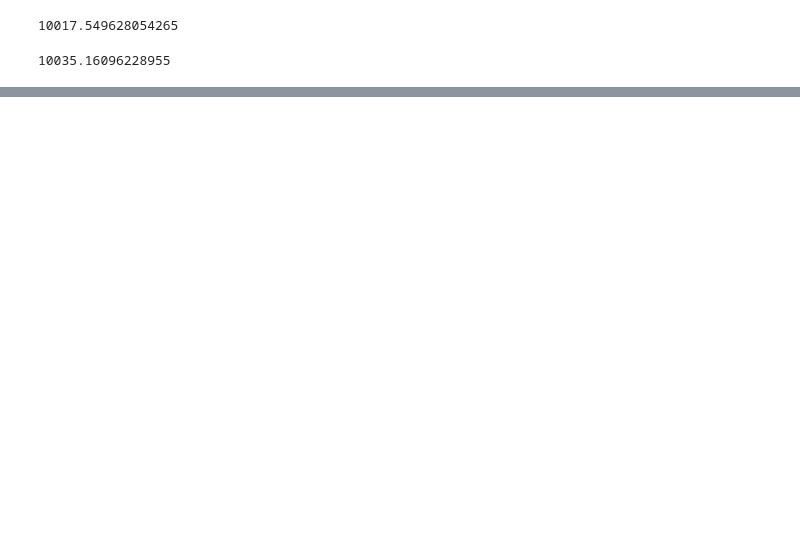
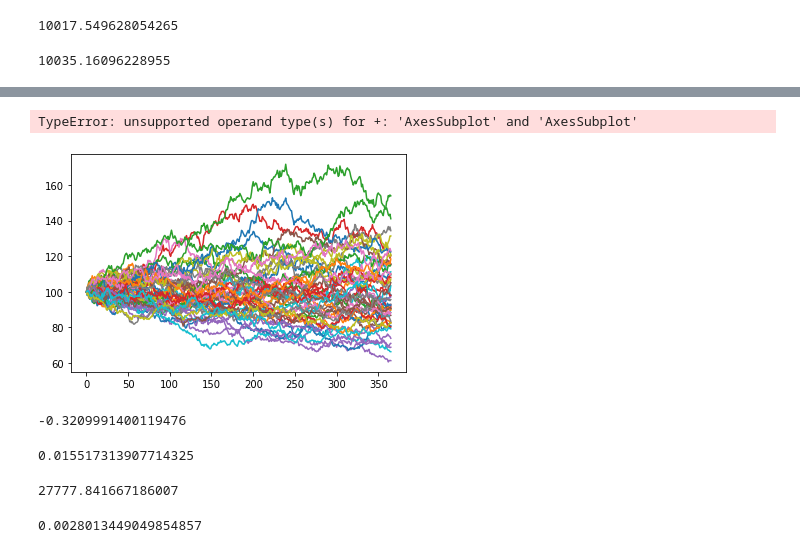
Before and after one commit to alpinechicken/perpfundingtest, a Jupyter notebook: FundingIssue.ipynb, the cells around one changed output, grey strips where cells are left out. Cells and saved outputs as stored; diff of their text form; code cells hidden in the pictures; blank space fills up the shorter version.

```diff
--- a/FundingIssue.ipynb
+++ b/FundingIssue.ipynb
@@ -66,0 +122,17 @@ So this means that if we use `everlasting_power_perp_price` in the sims we get a
+# %%
+np.mean([sbn.lineplot(data=liteGBM(S0 = 100, mu = 0, sigma = 0.2, T =1, dt = 1/365)) for _ in range(50)])
+# %% [output]
+TypeError: unsupported operand type(s) for +: 'AxesSubplot' and 'AxesSubplot'
+[figure, added]
+# %%
+numSims = 500000
+dt = 1/365
+S = [liteGBM(S0 = 100, mu = 0, sigma = 0.2, T =1, dt = dt) for _ in range(numSims)]
+qthing = [dt*np.sum(s[1:-1]**2)/(s[-1]**2-s[0]**2) for s in S]
+np.mean(qthing)
+# %% [output]
+-0.3209991400119476
+# %%
+(2400/2401)**10000
+# %% [output]
+0.015517313907714325
@@ -66,0 +148,8 @@ So this means that if we use `everlasting_power_perp_price` in the sims we get a
+# %%
+everlasting_power_perp_price2(100, 1/(365*24*60), 0.8, 0, 2)
+# %% [output]
+27777.841667186007
+# %%
+np.log(27801.1109829557/10000)/365
+# %% [output]
+0.0028013449049854857
```
Also changed, not shown: parts of 28 cells of this notebook, 1 other file.
